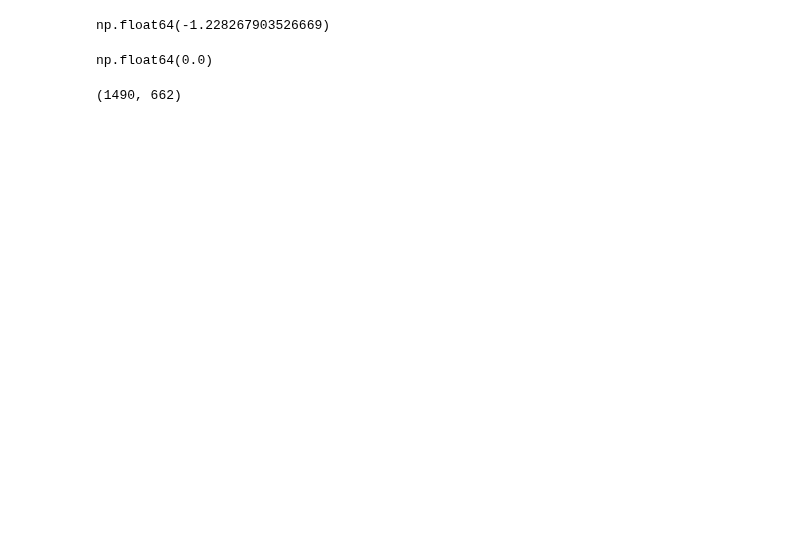
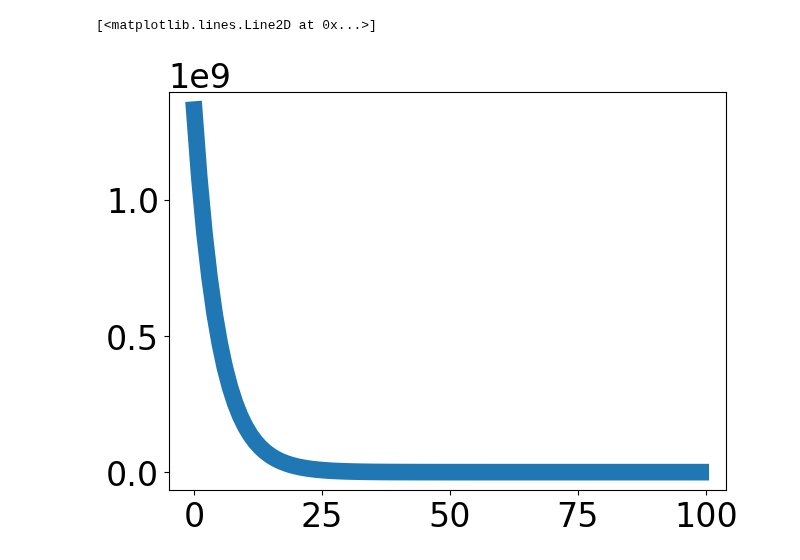
Before and after one commit to reliscu/chronocell_janssens_2025_preprint, a Jupyter notebook: 05_reconstruct_RNA_histories.ipynb, the cells around one changed output. Saved outputs shown, nothing was run; the diff lists cells and outputs as text; code cells hidden in the pictures; blank space fills up the shorter version.

```diff
--- a/05_reconstruct_RNA_histories.ipynb
+++ b/05_reconstruct_RNA_histories.ipynb
@@ -52,22 +251,21 @@ dt = np.diff(time_grid)
 # %%
-
 for k in reversed(range(1, m)):
-    mask = starting_state_inds >= k
+    print(k)
+    mask = starting_state_inds >= k # Any cell at time_k (or later) needs time_k-1 imputed
     if not np.any(mask):
         continue
+
     dt_k = dt[k-1]
+    alphas_k1 = alphas_per_t[:, k-1] # Previous time points' transcription rates
+
+    # Solve for previous time point:
+    exp_b = np.exp(-betas * dt_k)
+    exp_g = np.exp(-gammas * dt_k)
 
     lambda_u_k = lambda_U[mask, :, k]
     lambda_s_k = lambda_S[mask, :, k]
-
-    alphas_k1 = alphas_per_t[:, k-1] # Previous time points' transcription rates
-
-    # Solve for previous time point
-    exp_b = np.exp(-betas * dt_k)
-    exp_g = np.exp(-gammas * dt_k)
-
     lambda_u_k1 = (lambda_u_k - (alphas_k1 / betas) * (1 - exp_b)) / exp_b
-    lambda_u_k1 = np.maximum(lambda_u_k1, 0, axis=1) # No. RNAs can't be negative
+    lambda_u_k1 = np.maximum(lambda_u_k1, 0) # No. RNAs can't be negative
 
     lambda_s_k1 = (
         lambda_s_k
@@ -81,23 +334,6 @@ for k in reversed(range(1, m)):
-# %%
-lambda_u_k1[0,0]
-# %% [output]
-np.float64(-1.228267903526669)
-# %%
-np.maximum(lambda_u_k1, 0)[0,0]
-# %% [output]
-np.float64(0.0)
-# %%
-
-lambda_s_k1 = (
-    lambda_s_k
-        - (betas / (betas - gammas)) * lambda_u_k1
-        + (betas * alphas_k1) / (gammas * (betas - gammas)) * (1 - exp_g)
-    ) / exp_g
-lambda_s_k1 = max(lambda_s_k1, 0)
-
-lambda_U[mask, :, k-1] = lambda_u_k1
-lambda_S[mask, :, k-1] = lambda_s_k1
-# %%
-lambda_u_k1
-# %% [output]
-(1490, 662)
+# %%
+import matplotlib.pyplot as plt
+plt.plot(np.arange(m), lambda_S[cell_idx, gene_idx, :])
+# %% [output]
+[<matplotlib.lines.Line2D at 0x...>]
+[figure, added]
```
Also changed, not shown: parts of 23 cells of this notebook, 1 other file.
